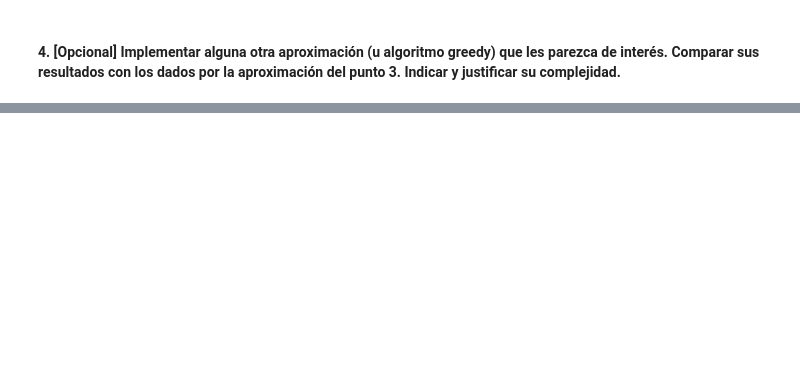
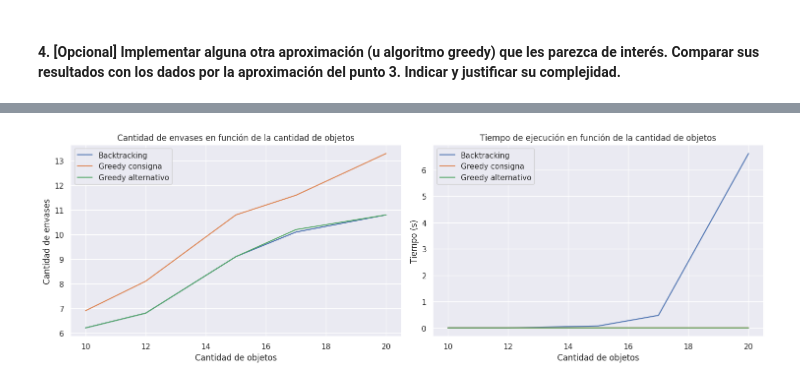
Before and after one commit to fdelu/tda-tp2, a Jupyter notebook: informe.ipynb, the cells around one changed output, grey strips where cells are left out. Drawn from its saved outputs; the diff is of its cells as text; code cells hidden in the pictures; blank space fills up the shorter version.

```diff
--- a/informe.ipynb
+++ b/informe.ipynb
@@ -88,0 +181,9 @@ Mejor solución: 6
+# %%
+import numpy as np
+from algoritmos.greedy_alternativo import greedy_alternativo
+np.random.seed(49)
+
+objects =  [round(1 - x, 3) for x in np.random.random(16)]
+print(f"Tamaños: {objects}")
+solution = greedy_alternativo(objects)
+print(f"\nSolución: {len(solution)} envases\n{solution}")
@@ -88,0 +197,5 @@ Mejor solución: 6
+# %%
+N_MIN = 10  # Mínima cantidad de objetos con los que probar los algoritmos
+N_MAX = 50  # Máxima cantidad de objetos con los que probar los algoritmos
+V = 5       # Cantidad de veces que se repite la prueba para cada N
+S = 20      # Cantidad de samples entre 0 y N
@@ -88,0 +254,24 @@ Mejor solución: 6
+# %%
+from matplotlib import pyplot as plt
+import seaborn as sns
+sns.set()
+
+fig, (ax1, ax2) = plt.subplots(1, 2, figsize=(15, 5))
+fig.set_tight_layout(True)
+
+PlotData = dict[Algorithm, dict[int, float]]
+def show(ax: plt.Axes, data: PlotData, y_label: str, title: str):
+    for a in data:
+        ax.plot(data[a].keys(), data[a].values(), label=str(a))
+    ax.set_xlabel("Cantidad de objetos")
+    ax.set_ylabel(y_label)
+    ax.set_title(title)
+    ax.legend()
+
+def avg(data: dict[int, list[int | float]]) -> dict[int, float]:
+    return {x: np.mean(measures) for x, measures in data.items()}
+
+show(ax1, {a: avg(s) for a, s in samples.items()} , "Cantidad de envases", "Cantidad de envases en función de la cantidad de objetos")
+show(ax2, {a: avg(s) for a, s in times.items()}, "Tiempo (s)", "Tiempo de ejecución en función de la cantidad de objetos")
+# %% [output]
+[figure, added]
```
Also changed, not shown: parts of 12 cells of this notebook, 6 other files.
